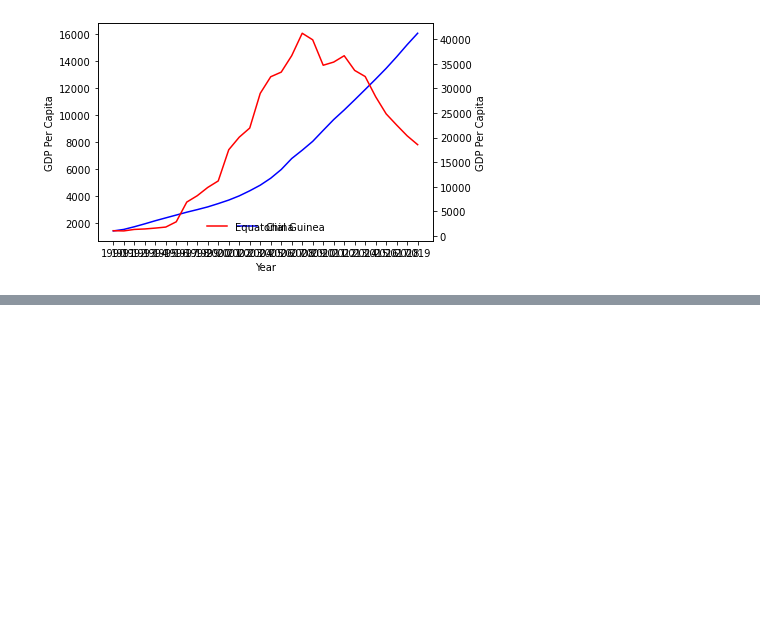
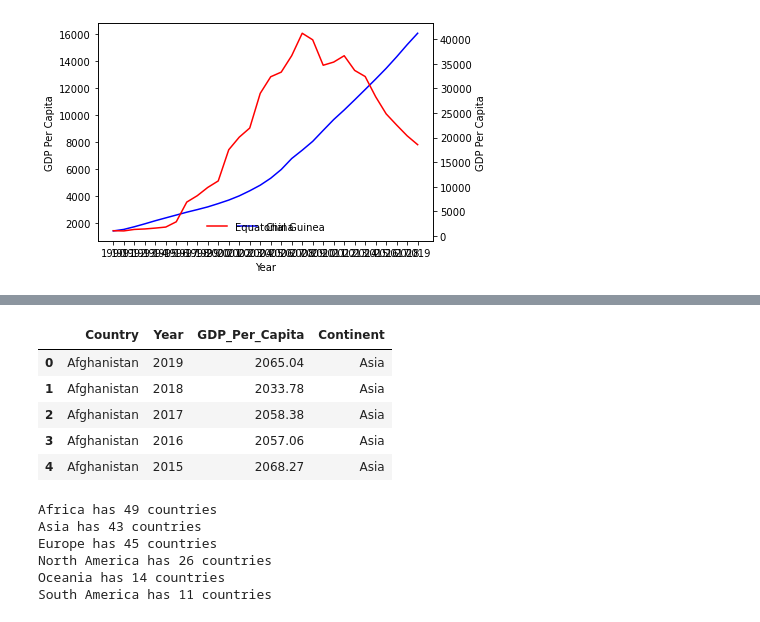
Before and after one commit to nss-data-science-cohort-5/un_exploration-bdfinlayson, a Jupyter notebook: main.ipynb, the cells around one changed output, grey strips where cells are left out. Drawn from its saved outputs; the diff is of its cells as text; code cells hidden in the pictures; blank space fills up the shorter version.

```diff
--- a/main.ipynb
+++ b/main.ipynb
@@ -238,0 +264,29 @@ plot_country_gdp(ax2, country_b, country_names[1], 'r')
+# %%
+# 19
+
+gdp_df_revised = gdp_df_revised.merge(continents, on='Country', how='left')
+gdp_df_revised.head()
+# %% [output]
+|  | Country | Year | GDP_Per_Capita | Continent |
+| 0 | Afghanistan | 2019 | 2065.04 | Asia |
+| 1 | Afghanistan | 2018 | 2033.78 | Asia |
+| 2 | Afghanistan | 2017 | 2058.38 | Asia |
+| 3 | Afghanistan | 2016 | 2057.06 | Asia |
+| 4 | Afghanistan | 2015 | 2068.27 | Asia |
+# %%
+# 20
+
+countries_per_continent = gdp_df_revised\
+    .groupby('Continent')['Country']\
+    .unique()\
+    .reset_index()
+
+for index, row in countries_per_continent.iterrows():
+    print(f'{row.Continent} has {row.Country.size} countries')
+# %% [output]
+Africa has 49 countries
+Asia has 43 countries
+Europe has 45 countries
+North America has 26 countries
+Oceania has 14 countries
+South America has 11 countries
```
Also changed, not shown: parts of 9 cells of this notebook, 1 other file.
